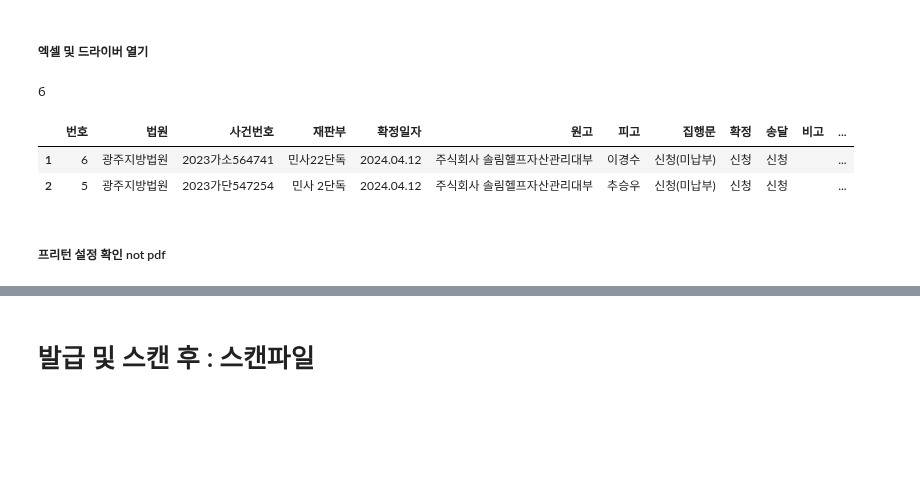
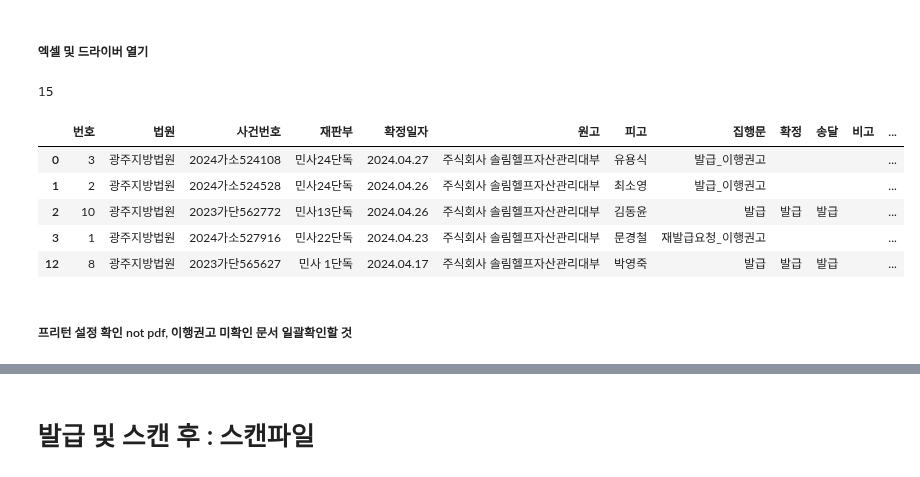
Before and after one commit to jbmyou/python_work, a Jupyter notebook: fileNaming/집행문sele.ipynb, the cells around one changed output, grey strips where cells are left out. Drawn from its saved outputs; the diff is of its cells as text; code cells hidden in the pictures; blank space fills up the shorter version.

```diff
--- a/fileNaming/집행문sele.ipynb
+++ b/fileNaming/집행문sele.ipynb
@@ -44,7 +43,7 @@ dtype = {'채무자키':str, '계좌키':str, '가상계좌번호':str}
 # %%
 ##################################
 # 사건번호 눌러보고 집행문 발급 가능한 것만으로 목록작성 하도록!!!!!!!!!
-lastday = "240414"
+lastday = "240429"
 법원인증서="헬프자산관리대부[주]()001102620170619111002243" # 인증서 여러개고, 법원인증서가 첫번째가 아닌 경우 지정해줘야 함
 ##################################
 excel_dir = join(r"D:\4.관리\전자소송", lastday)
@@ -117,11 +116,17 @@ def apply_or_print(AorP : int) :
     driver.find_element(By.XPATH, '//*[@id="tmenu04"]/div/ul/li['+str(AorP)+']/a').send_keys(Keys.ENTER) # 제증명신청/발급
     swt()
 
+def 이행권고() : # 제증명 > 발급
+    wait.until(EC.element_to_be_clickable((By.XPATH, '//*[@id="gnb"]/ul/li[3]/a'))).send_keys(Keys.ENTER) # 열람/발급
+    driver.find_element(By.XPATH, '//*[@id="tmenu03"]/div/ul/li[2]/a').send_keys(Keys.ENTER) # 정(등)본발급
+    swt()
+
 def select_court_event(court, event) :
     """법원 및 사건번호 입력"""
     # 법원
     Select(driver.find_element(By.ID, 'cbxBubCd')).select_by_visible_text(court) # 집행문 선택
     swt()
+
     # 사건번호 선택
     event = re.search("(\d{4,4})([가-힣]+)(\d+)", event)
     year = event[1]
@@ -245,6 +250,24 @@ def print_fix_delivery(kind_docu:str) :
     mwt()
     return "발급"
 
+def print_이행권고() :
+    결정문발급버튼 = driver.find_element(By.XPATH, '//*[@id="tbMain"]/tbody/tr[1]/td[5]/a/span')
+    if 결정문발급버튼.text == '발 급' :
+        결정문발급버튼.click()
+    else : return 결정문발급버튼.text
+    mwt()
+    Alert(driver).accept()
+    time.sleep(6)
+    # 인쇄 확인 버튼
+    confirm_print()
+    # 송달증명 발급
+    time.sleep(5)
+    Alert(driver).accept() # 컨펌창 확인
+    mwt()
+    return 결정문발급버튼.text
+
+
+
 ############## 통합 함수 ##############
 def fix_delivery(which:int, v) :
     """확정증명 or 송달증명 신청 종합 함수 \n
@@ -611,18 +643,21 @@ with pd.ExcelWriter(path_excel, engine='openpyxl', mode = 'a', if_sheet_exists =
 # %%
 ### 원본이 필요할 땐 원본을 다른 이름으로 복사해둬!
 df_origin = pd.read_excel(path_excel, sheet_name="집행문", dtype=dtype).fillna("")
 df_origin.법원 = df_origin.법원.str.replace("지법", "지방법원")
 df = df_origin.copy()
 print(len(df))
-df.query('집행문.str.contains("신청|발급")').head(3)
+df.query('집행문.str.contains("신청|발급|이행권고")')
 # %% [output]
-6
+15
 |  | 번호 | 법원 | 사건번호 | 재판부 | 확정일자 | 원고 | 피고 | 집행문 | 확정 | 송달 | 비고 | ... |
-| 1 | 6 | 광주지방법원 | 2023가소564741 | 민사22단독 | 2024.04.12 | 주식회사 솔림헬프자산관리대부 | 이경수 | 신청(미납부) | 신청 | 신청 |  | ... |
-| 2 | 5 | 광주지방법원 | 2023가단547254 | 민사 2단독 | 2024.04.12 | 주식회사 솔림헬프자산관리대부 | 추승우 | 신청(미납부) | 신청 | 신청 |  | ... |
+| 0 | 3 | 광주지방법원 | 2024가소524108 | 민사24단독 | 2024.04.27 | 주식회사 솔림헬프자산관리대부 | 유용식 | 발급_이행권고 |  |  |  | ... |
+| 1 | 2 | 광주지방법원 | 2024가소524528 | 민사24단독 | 2024.04.26 | 주식회사 솔림헬프자산관리대부 | 최소영 | 발급_이행권고 |  |  |  | ... |
+| 2 | 10 | 광주지방법원 | 2023가단562772 | 민사13단독 | 2024.04.26 | 주식회사 솔림헬프자산관리대부 | 김동윤 | 발급 | 발급 | 발급 |  | ... |
+| 3 | 1 | 광주지방법원 | 2024가소527916 | 민사22단독 | 2024.04.23 | 주식회사 솔림헬프자산관리대부 | 문경철 | 재발급요청_이행권고 |  |  |  | ... |
+| 12 | 8 | 광주지방법원 | 2023가단565627 | 민사 1단독 | 2024.04.17 | 주식회사 솔림헬프자산관리대부 | 박영죽 | 발급 | 발급 | 발급 |  | ... |
 # %%
 driver, wait = con_scourt()
 login() # 로그인 : 수동으로 하자. 인증서 되는 거 확인
 # %% [markdown]
-##### 프리턴 설정 확인 not pdf
+##### 프리턴 설정 확인 not pdf, 이행권고 미확인 문서 일괄확인할 것
 # %%
```
Also changed, not shown: parts of 11 cells of this notebook, 16 other files.
